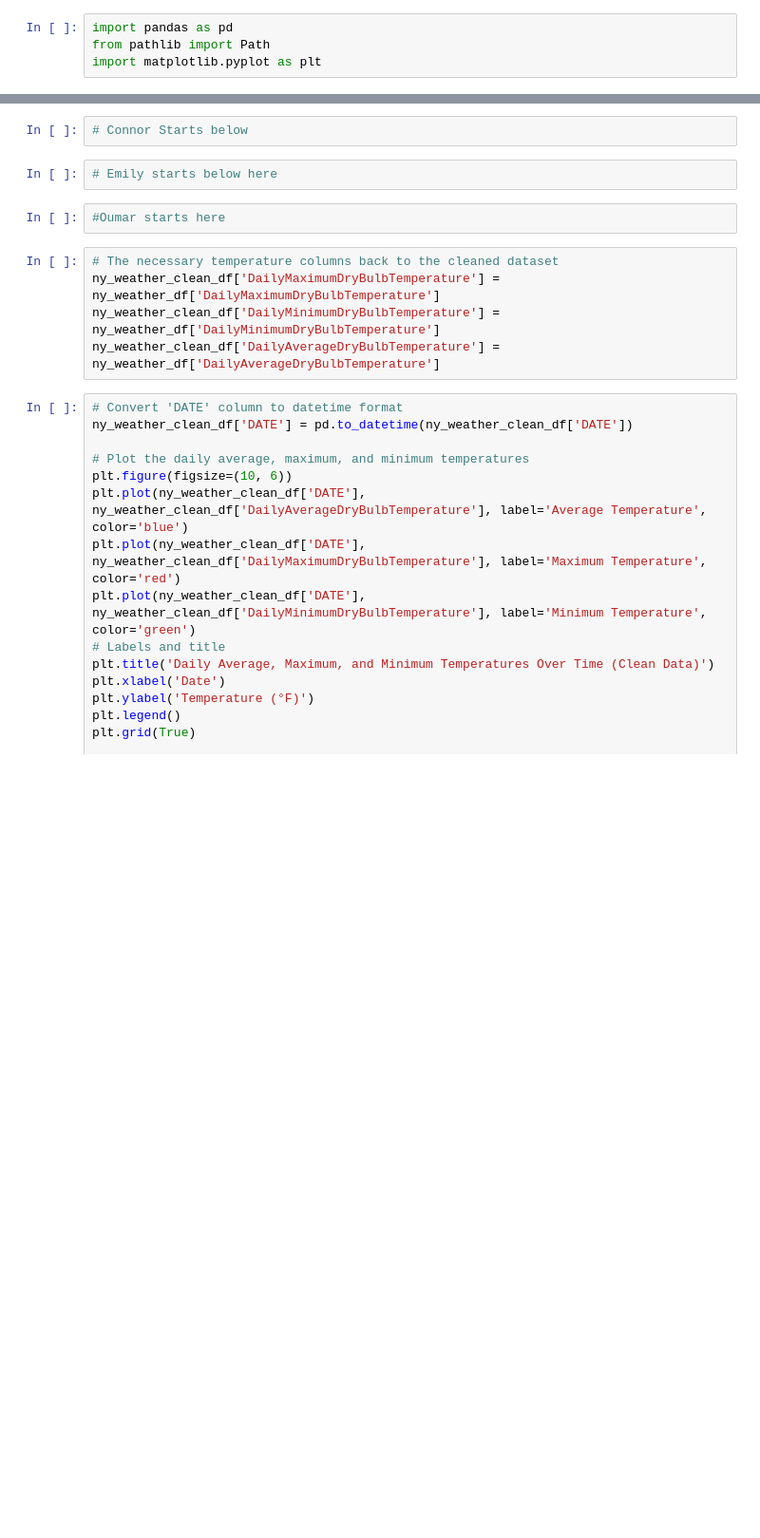
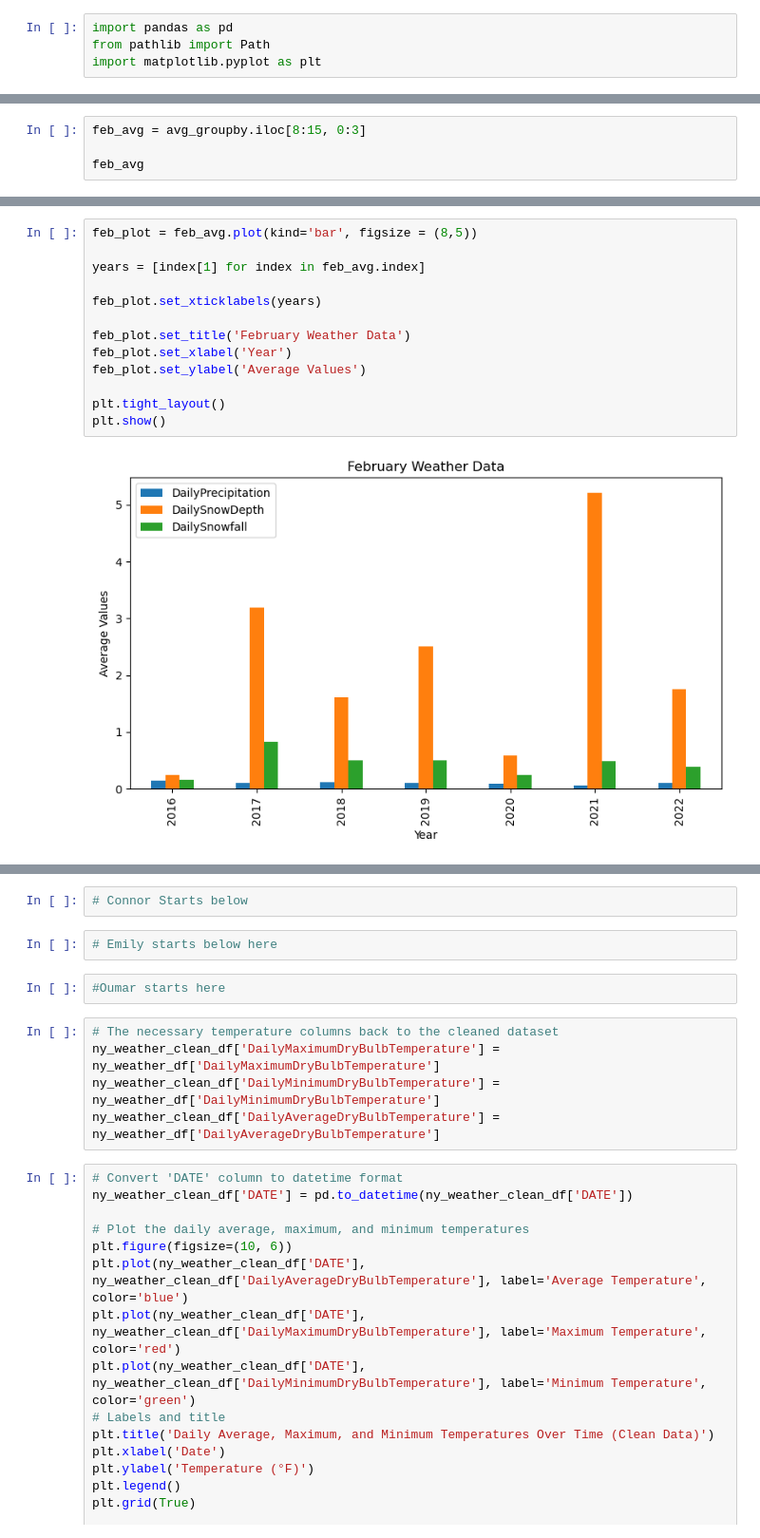
Before and after one commit to connerdekok/Albany_New_York_Weather, a Jupyter notebook: new_york.ipynb, the cells around one changed output, grey strips where cells are left out. Shown at 95% size. Drawn from its saved outputs; the diff is of its cells as text; blank space fills up the shorter version.

```diff
--- a/new_york.ipynb
+++ b/new_york.ipynb
@@ -162,0 +215,4 @@ ny_weather_clean_sorted_df.count()
+# %%
+feb_avg = avg_groupby.iloc[8:15, 0:3]
+
+feb_avg
@@ -162,0 +229,15 @@ ny_weather_clean_sorted_df.count()
+# %%
+feb_plot = feb_avg.plot(kind='bar', figsize = (8,5))
+
+years = [index[1] for index in feb_avg.index]
+
+feb_plot.set_xticklabels(years)
+
+feb_plot.set_title('February Weather Data')
+feb_plot.set_xlabel('Year')
+feb_plot.set_ylabel('Average Values')
+
+plt.tight_layout()
+plt.show()
+# %% [output]
+[figure, added]
```
Also changed, not shown: parts of 33 cells of this notebook.
